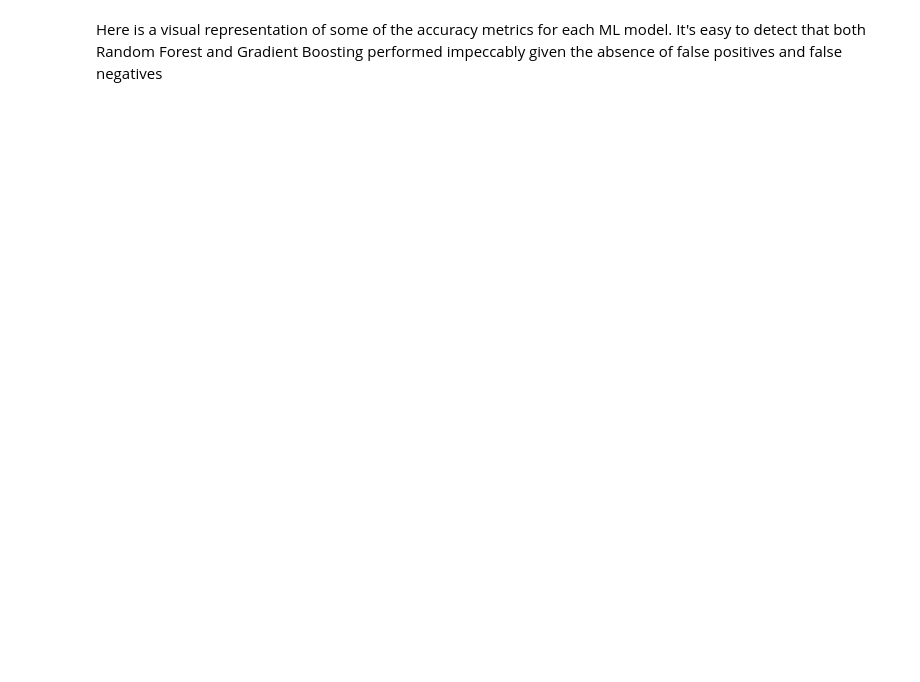
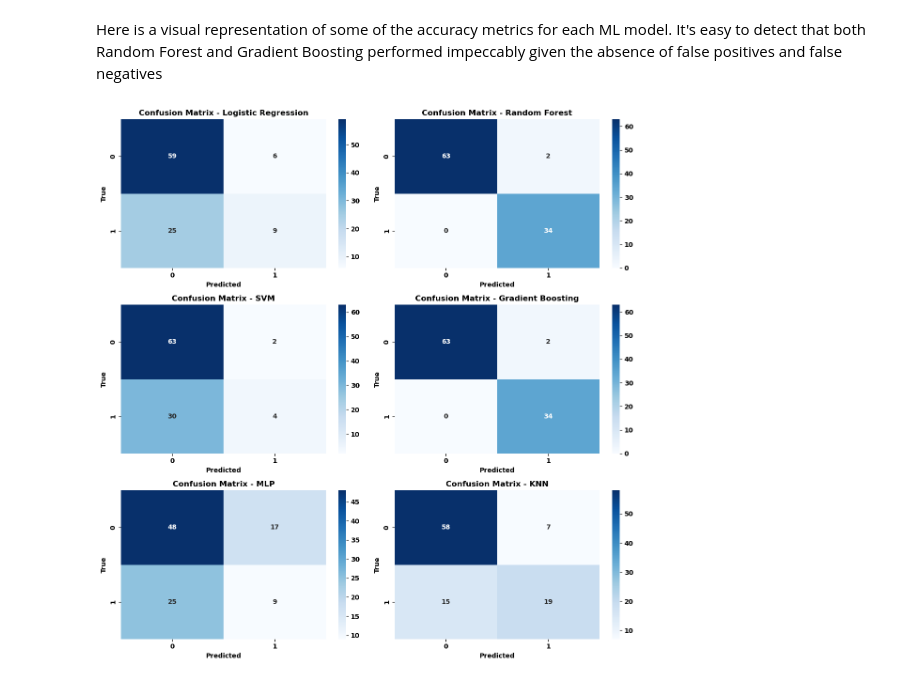
Before and after one commit to y-prog/geospatial, a Jupyter notebook: ny_geo/nyc_apple_stores_proj.ipynb, the cells around one changed output. Drawn from its saved outputs; the diff is of its cells as text; code cells hidden in the pictures; blank space fills up the shorter version.

```diff
--- a/ny_geo/nyc_apple_stores_proj.ipynb
+++ b/ny_geo/nyc_apple_stores_proj.ipynb
@@ -379,0 +529,17 @@ The histogram analysis reveals an interesting trend in the distribution of categ
+# %%
+# Add a new column to categorize weighted_avg_income
+df['class_income'] = ['low' if x < 60 else 'high' if x > 120 else 'med' for x in df['weighted_avg_income']]
+
+# Perform one-hot encoding on the 'class_income' column
+df_encoded = pd.get_dummies(df['class_income'], prefix='class_income')
+
+# Cast the boolean values to integers (0s and 1s)
+df_encoded = df_encoded.astype(int)
+
+# Concatenate the encoded columns with the original DataFrame
+df = pd.concat([df, df_encoded], axis=1)
+
+# Drop the original 'class_income' column if needed
+df.drop('class_income', axis=1, inplace=True)
+
+df
@@ -380,4 +560,8 @@ The histogram analysis reveals an interesting trend in the distribution of categ
 # %%
+predictors = [ 'SF', 'yearly_price_per_SF',
+       'year_built',
+        'nearest_distance',
+       'class_income_high','class_income_low','class_income_med']
 selected_columns = predictors  # Replace with the column names you want to select
 filtered_df = df[selected_columns]
 filtered_df.info()
@@ -415,6 +614,7 @@ from sklearn.ensemble import RandomForestClassifier
 from sklearn.svm import SVC
 from sklearn.ensemble import GradientBoostingClassifier
 from sklearn.neural_network import MLPClassifier
+from sklearn.neighbors import KNeighborsClassifier
 from sklearn.metrics import accuracy_score, precision_score, recall_score, f1_score, roc_auc_score
 
 # Split data into features (X) and target (y)
@@ -430,6 +630,7 @@ rf = RandomForestClassifier()
 svm = SVC()
 gbm = GradientBoostingClassifier()
 mlp = MLPClassifier()
+knn = KNeighborsClassifier(n_neighbors=5)  # You can adjust the number of neighbors (k) as needed
 
 # Train models
 logreg.fit(X_train, y_train)
@@ -437,6 +638,7 @@ rf.fit(X_train, y_train)
 svm.fit(X_train, y_train)
 gbm.fit(X_train, y_train)
 mlp.fit(X_train, y_train)
+knn.fit(X_train, y_train)
 
 # Make predictions
 logreg_preds = logreg.predict(X_test)
@@ -444,12 +646,11 @@ rf_preds = rf.predict(X_test)
 svm_preds = svm.predict(X_test)
 gbm_preds = gbm.predict(X_test)
 mlp_preds = mlp.predict(X_test)
+knn_preds = knn.predict(X_test)
 
 # Evaluate performance
-models = [logreg, rf, svm, gbm, mlp]
-model_names = ['Logistic Regression', 'Random Forest', 'SVM', 'Gradient Boosting', 'MLP']
-
-
+models = [logreg, rf, svm, gbm, mlp, knn]
+model_names = ['Logistic Regression', 'Random Forest', 'SVM', 'Gradient Boosting', 'MLP', 'KNN']
 
 for model, name in zip(models, model_names):
     preds_train, preds_test = model.predict(X_train), model.predict(X_test)
@@ -569,30 +814,32 @@ Here is a visual representation of some of the accuracy metrics for each ML mode
 # %%
 from sklearn.metrics import confusion_matrix
 import seaborn as sns
 import matplotlib.pyplot as plt
 
 # Train each model and make predictions
-model_names = ['Logistic Regression', 'Random Forest', 'SVM', 'Gradient Boosting', 'MLP']
+model_names = ['Logistic Regression', 'Random Forest', 'SVM', 'Gradient Boosting', 'MLP', 'KNN']
 
 # Create subplots with 3 rows and 2 columns
 fig, axes = plt.subplots(3, 2, figsize=(12, 12))
 
 # Flatten the axes array for easy iteration
 axes = axes.flatten()
 
 for i, (model, name) in enumerate(zip(models, model_names)):
     preds_test = model.predict(X_test)
     cm = confusion_matrix(y_test, preds_test)
 
     # Plot confusion matrix
     sns.heatmap(cm, annot=True, cmap='Blues', fmt='g', ax=axes[i])
     axes[i].set_title(f'Confusion Matrix - {name}')
     axes[i].set_xlabel('Predicted')
     axes[i].set_ylabel('True')
 
 # Remove any extra empty subplots
 for j in range(len(model_names), len(axes)):
     fig.delaxes(axes[j])
 
 plt.tight_layout()
 plt.show()
+# %% [output]
+[figure, added]
```
Also changed, not shown: parts of 16 cells of this notebook, 4 other files.
